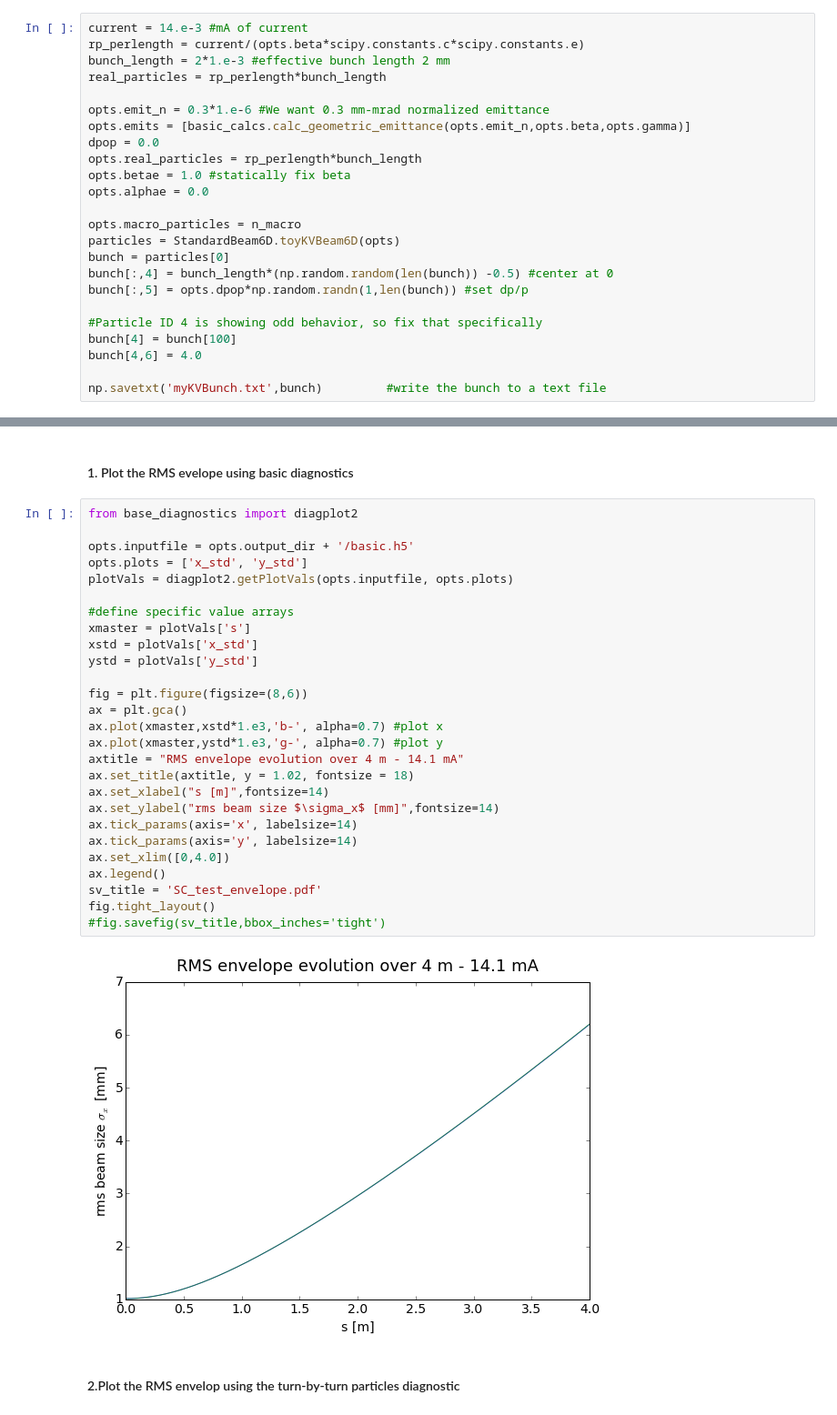
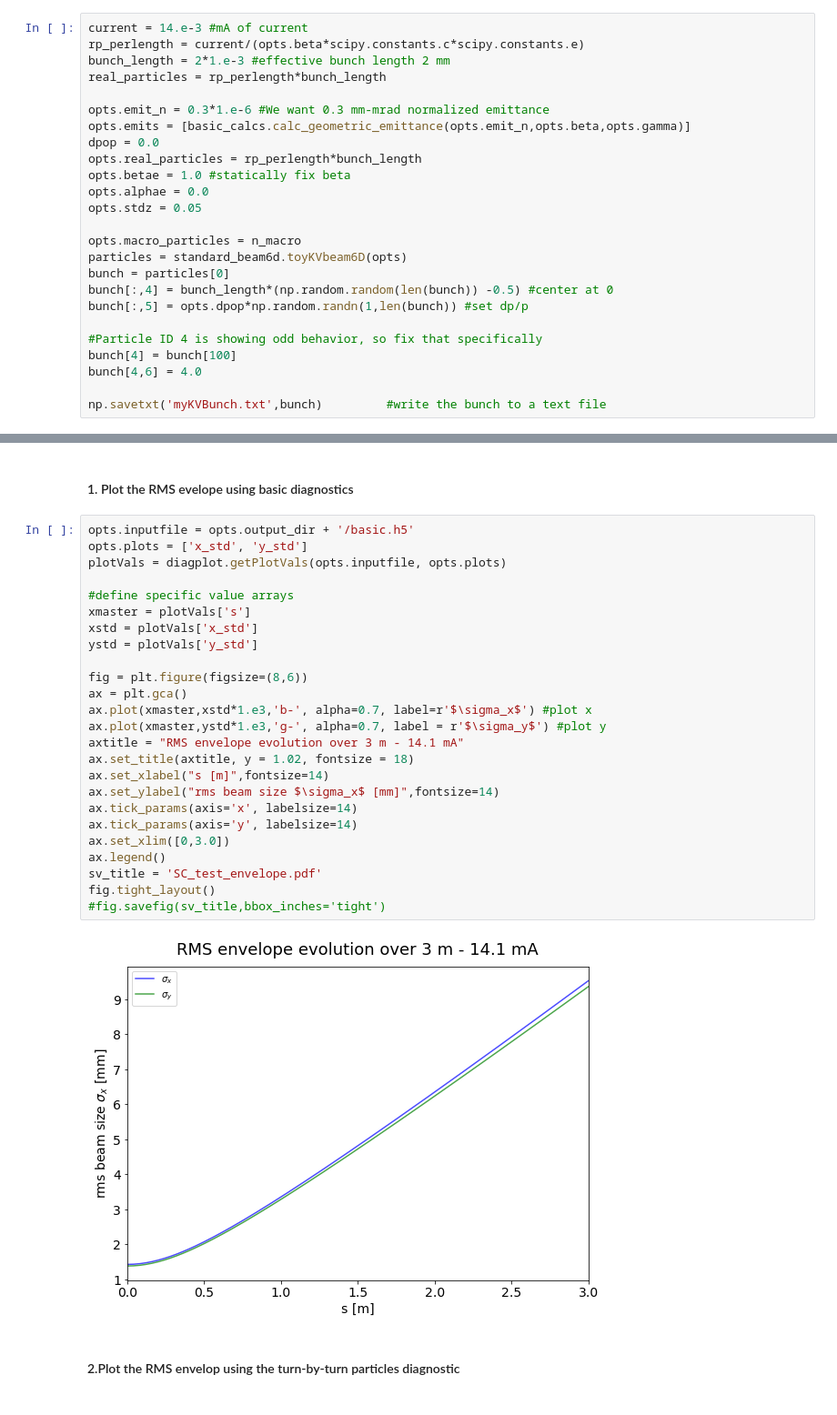
Before and after one commit to radiasoft/rsrespic, a Jupyter notebook: development/expansion_benchmarks/SC_drift_expansion.ipynb, the cells around one changed output, grey strips where cells are left out. Shown: that part at 91% size. Drawn from its saved outputs; the diff is of its cells as text.

```diff
--- a/development/expansion_benchmarks/SC_drift_expansion.ipynb
+++ b/development/expansion_benchmarks/SC_drift_expansion.ipynb
@@ -170,9 +206,10 @@ dpop = 0.0
 opts.real_particles = rp_perlength*bunch_length
 opts.betae = 1.0 #statically fix beta
 opts.alphae = 0.0
+opts.stdz = 0.05
 
 opts.macro_particles = n_macro
-particles = StandardBeam6D.toyKVBeam6D(opts)
+particles = standard_beam6d.toyKVbeam6D(opts)
 bunch = particles[0]
 bunch[:,4] = bunch_length*(np.random.random(len(bunch)) -0.5) #center at 0
 bunch[:,5] = opts.dpop*np.random.randn(1,len(bunch)) #set dp/p
@@ -281,34 +325,32 @@ We will demonstrate both methods and show their agreement.
 # %% [markdown]
 #### 1. Plot the RMS evelope using basic diagnostics
 # %%
-from base_diagnostics import diagplot2
-
 opts.inputfile = opts.output_dir + '/basic.h5'
 opts.plots = ['x_std', 'y_std']
-plotVals = diagplot2.getPlotVals(opts.inputfile, opts.plots)
+plotVals = diagplot.getPlotVals(opts.inputfile, opts.plots)
 
 #define specific value arrays
 xmaster = plotVals['s']
 xstd = plotVals['x_std']
 ystd = plotVals['y_std']
 
 fig = plt.figure(figsize=(8,6))
 ax = plt.gca()
-ax.plot(xmaster,xstd*1.e3,'b-', alpha=0.7) #plot x
-ax.plot(xmaster,ystd*1.e3,'g-', alpha=0.7) #plot y
-axtitle = "RMS envelope evolution over 4 m - 14.1 mA"
+ax.plot(xmaster,xstd*1.e3,'b-', alpha=0.7, label=r'$\sigma_x$') #plot x
+ax.plot(xmaster,ystd*1.e3,'g-', alpha=0.7, label = r'$\sigma_y$') #plot y
+axtitle = "RMS envelope evolution over 3 m - 14.1 mA"
 ax.set_title(axtitle, y = 1.02, fontsize = 18)
 ax.set_xlabel("s [m]",fontsize=14)
 ax.set_ylabel("rms beam size $\sigma_x$ [mm]",fontsize=14)
 ax.tick_params(axis='x', labelsize=14)
 ax.tick_params(axis='y', labelsize=14)
-ax.set_xlim([0,4.0])
+ax.set_xlim([0,3.0])
 ax.legend()
 sv_title = 'SC_test_envelope.pdf'
 fig.tight_layout()
 #fig.savefig(sv_title,bbox_inches='tight')
 # %% [output]
-[figure, old version]
+[figure, new version]
 # %% [markdown]
 #### 2.Plot the RMS envelop using the turn-by-turn particles diagnostic
 # %%
```
Also changed, not shown: parts of 28 cells of this notebook.
